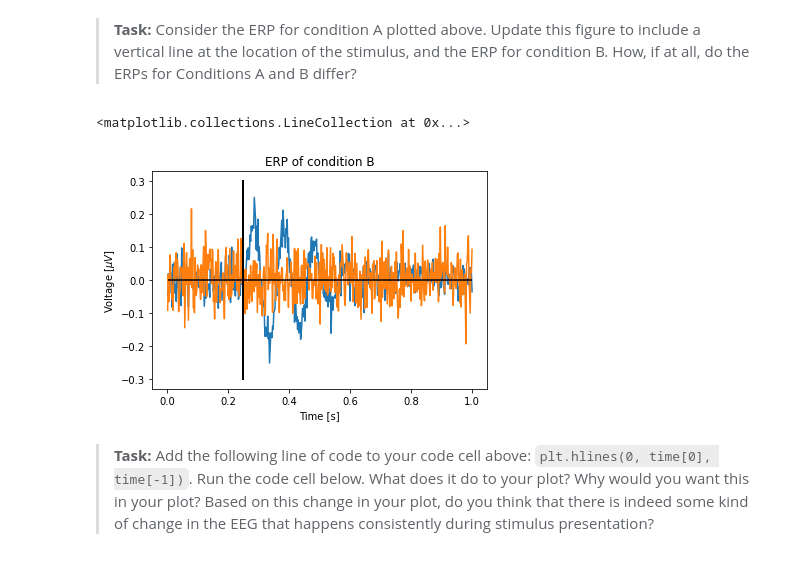
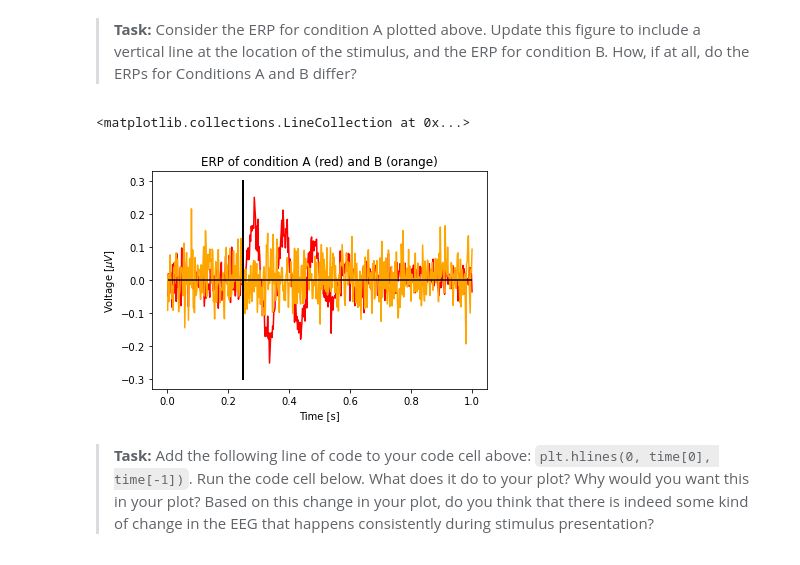
Before and after one commit to oliviachioccariello/NEUR265, a Jupyter notebook: 03_20_03.ipynb, the cells around one changed output. Drawn from its saved outputs; the diff is of its cells as text; code cells hidden in the pictures.

```diff
--- a/03_20_03.ipynb
+++ b/03_20_03.ipynb
@@ -206,22 +206,19 @@ In the first line, we compute the mean of `EEGa` using the method `mean()` (see
 # %% [markdown]
 ><b>Task:</b> Consider the ERP for condition A plotted above. Update this figure to include a vertical line at the location of the stimulus, and the ERP for condition B. How, if at all, do the ERPs for Conditions A and B differ?
 # %%
-plt.plot(time, EEGa.mean(0))        # Plot the ERP of condition A
+plt.plot(time, EEGa.mean(0), "r")       # Plot the ERP of condition A
+plt.plot(time, EEGb.mean(0), "orange")        # Plot the ERP of condition B
+
 plt.xlabel('Time [s]')           # Label the axes
 plt.ylabel('Voltage [$\mu V$]')
-plt.title('ERP of condition A')  # ... provide a title
-
-plt.plot(time, EEGb.mean(0))        # Plot the ERP of condition A
-plt.xlabel('Time [s]')           # Label the axes
-plt.ylabel('Voltage [$\mu V$]')
-plt.title('ERP of condition B')  # ... provide a title
+plt.title('ERP of condition A (red) and B (orange)')  # ... provide a title
 
 # Add a vertical line to indicate the stimulus time
 plt.plot([0.25, 0.25], [0.3,-0.3], 'k', lw=2)
 
 plt.hlines(0, time[0], time[-1], "k")
 # %% [output]
 <matplotlib.collections.LineCollection at 0x...>
-[figure, old version]
+[figure, new version]
 # %% [markdown]
 ><b>Task:</b> Add the following line of code to your code cell above: <code>plt.hlines(0, time[0], time[-1])</code>. Run the code cell below. What does it do to your plot? Why would you want this in your plot? Based on this change in your plot, do you think that there is indeed some kind of change in the EEG that happens consistently during stimulus presentation?
```
